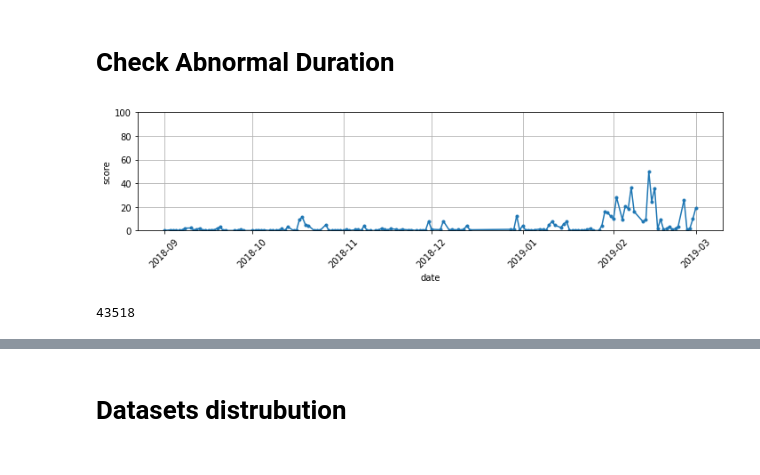
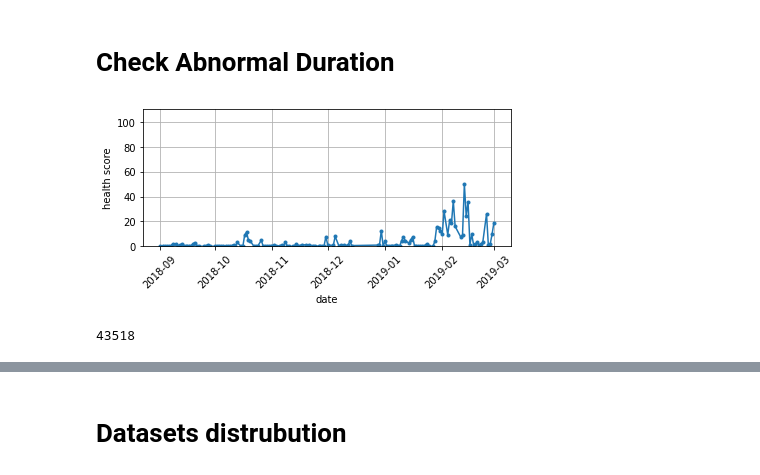
Before and after one commit to owen198/csc_domain_adaptation, a Jupyter notebook: csc_datasets.ipynb, the cells around one changed output, grey strips where cells are left out. Cells and saved outputs as stored; diff of their text form; code cells hidden in the pictures.

```diff
--- a/csc_datasets.ipynb
+++ b/csc_datasets.ipynb
@@ -86,13 +90,13 @@ def plot_trend(data_df,
 
 
     # plot
-    fig, ax = plt.subplots(figsize=(10, 3))
+    fig, ax = plt.subplots(figsize=(6, 3))
     plt.xticks(rotation=45)
     #index = -100
 
     ax.plot(datetime_list, score_list, marker='.')
-    ax.set(xlabel='date', ylabel='score')
-    ax.set_ylim([0, 100])
+    ax.set(xlabel='date', ylabel='health score')
+    ax.set_ylim([0, 110])
 
     #ax.legend()
     ax.grid()
@@ -103,6 +107,8 @@ def plot_trend(data_df,
     plt.show()
 # %%
 def check_duration(data_df, training_from, training_to, e_date):
+
+    oneClass_predictor = svm.OneClassSVM(nu=0.01, kernel="rbf", gamma=0.01)
 
     data_df['datetime'] = data_df['timestamp'].astype('int').astype("datetime64[s]")
 
@@ -115,4 +121,4 @@ def check_duration(data_df, training_from, training_to, e_date):
 
     plot_trend (data_df, training_from, e_date, normalizer, predict_model)
 
-    return data_df
+    return data_df, predict_model, normalizer
@@ -121,19 +152,19 @@ def check_duration(data_df, training_from, training_to, e_date):
 # %%
 W4633070102 = pd.concat([pd.read_csv(path+'W4633070102'+'_201809.csv'),
                          pd.read_csv(path+'W4633070102'+'_201810.csv'),
                          pd.read_csv(path+'W4633070102'+'_201811.csv'),
                          pd.read_csv(path+'W4633070102'+'_201812.csv'),
                          pd.read_csv(path+'W4633070102'+'_201901.csv'),
                          pd.read_csv(path+'W4633070102'+'_201902.csv'),
                          pd.read_csv(path+'W4633070102'+'_201903.csv')])
 
 if b_trend:
-    check_duration (W4633070102,
-                    datetime.datetime(2018,9,1,0,0),
-                    datetime.datetime(2018,12,1,0,0),
-                    datetime.datetime(2019,3,1,0,0))
+    _, W4633070102_model, W4633070102_normalizer = check_duration (W4633070102,
+                                                                    datetime.datetime(2018,9,1,0,0),
+                                                                    datetime.datetime(2018,12,1,0,0),
+                                                                    datetime.datetime(2019,3,1,0,0))
 
 print(len(W4633070102))
 # %% [output]
-[figure, old version]
+[figure, new version]
 43518
```
Also changed, not shown: parts of 27 cells of this notebook.
